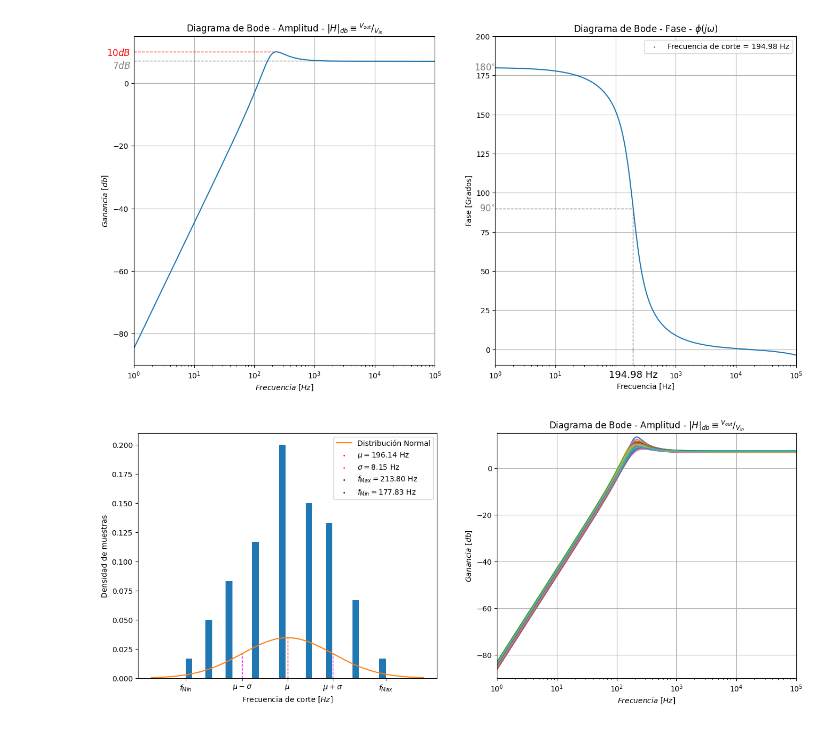
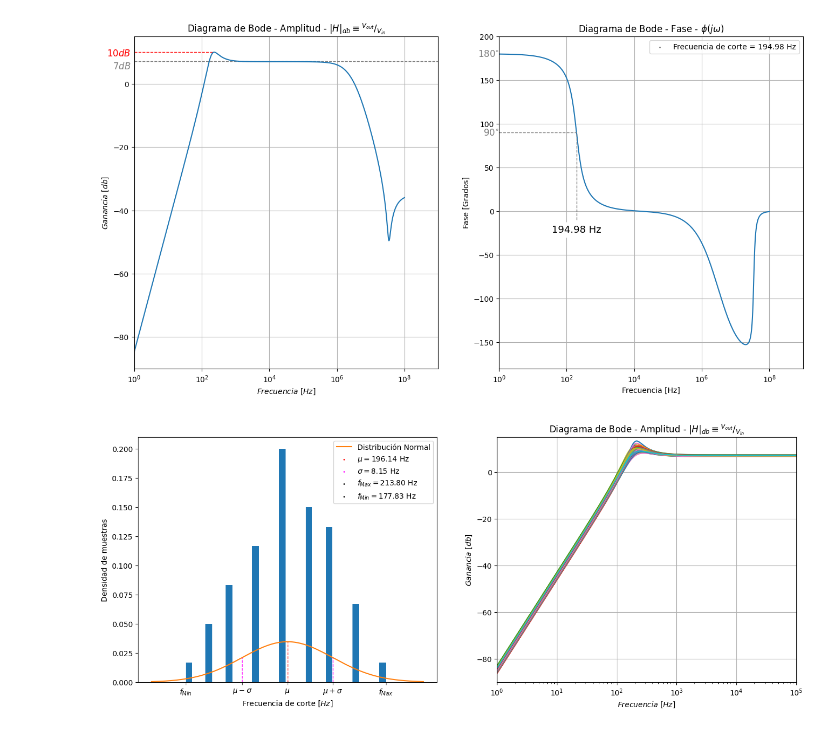
Before and after one commit to NicoBeade/tp_final_electrotecnia, a Jupyter notebook: Altium/TP_Integrador/Simulacion/Graficos Altium.ipynb, the cells around one changed output. Saved outputs shown, nothing was run; the diff lists cells and outputs as text; code cells hidden in the pictures.

Commit message:
updated bode graphs

```diff
--- a/Altium/TP_Integrador/Simulacion/Graficos Altium.ipynb
+++ b/Altium/TP_Integrador/Simulacion/Graficos Altium.ipynb
@@ -38,7 +38,7 @@ frequency90 = frequency[index90]
 
 #Set max and min Voltages and currents
 frequency_begin = 1
-frequency_end = 100E3
+frequency_end = 100E7
 gain_begin = -90
 gain_end = 15
 
@@ -51,35 +51,35 @@ plt.text(1, 7.05, r"$7dB$  ", ha='right', va='top', rotation='horizontal', color
 plt.plot([1, 210], [10, 10], linestyle = '--', linewidth = 1,  color = 'red')
 plt.text(1, 8, r"$10dB$  ", ha='right', va='bottom', rotation='horizontal', color = 'red', fontsize = 12)
 plt.semilogx(frequency, VoutDB)
 plt.title("Diagrama de Bode - Amplitud - $|H|_{db} \equiv  ^{V_{out}}/_{V_{in}}$")       #title
 plt.xlabel("$Frecuencia\ [Hz]$")
 plt.ylabel("$Ganancia\ [db]$")
 
 plt.xlim(frequency_begin, frequency_end)
 plt.ylim(gain_begin, gain_end)
 plt.grid()
 
 # Fase plot
 plt.subplot(1, 2, 2)
 plt.semilogx(frequency, phase)
 plt.text(1, 180, r"$180^{\circ}$", ha='right', va='center', rotation='horizontal', color = 'grey', fontsize = 12)
 plt.plot([frequency90, frequency90], [-10, 90], linestyle = '--', linewidth = 1,  color = 'grey')
 plt.plot([1, frequency90], [90, 90], linestyle = '--', linewidth = 1,  color = 'grey')
 plt.annotate("{:.2f}".format(frequency90) + " Hz", xy=(frequency90, -10), xytext=(0, -17),textcoords='offset points', ha='center', fontsize = 13, bbox=dict(boxstyle='round', facecolor='white', edgecolor='none'))
 plt.text(1, 90, r"$90 ^{\circ}$", ha='right', va='center', rotation='horizontal', color = 'grey', fontsize = 12)
 plt.scatter(frequency90, 0, color='grey', s = 1, label='Frecuencia de corte = ' + "{:.2f}".format(frequency90) + " Hz")
 plt.xlabel('Frecuencia [Hz]')
 plt.ylabel('Fase [Grados]')
 plt.xlim(frequency_begin, frequency_end)
-plt.ylim(-10, 200)
+plt.ylim(-180, 200)
 plt.grid(True)
 plt.legend()
 plt.title("Diagrama de Bode - Fase - $ \phi (j \omega) $")
 
 #plt.savefig('Bode Altium.pdf', format='pdf')
 plt.show()
 # %% [output]
-[figure, old version]
+[figure, new version]
 # %%
 import ltspice
 import numpy as np
```
